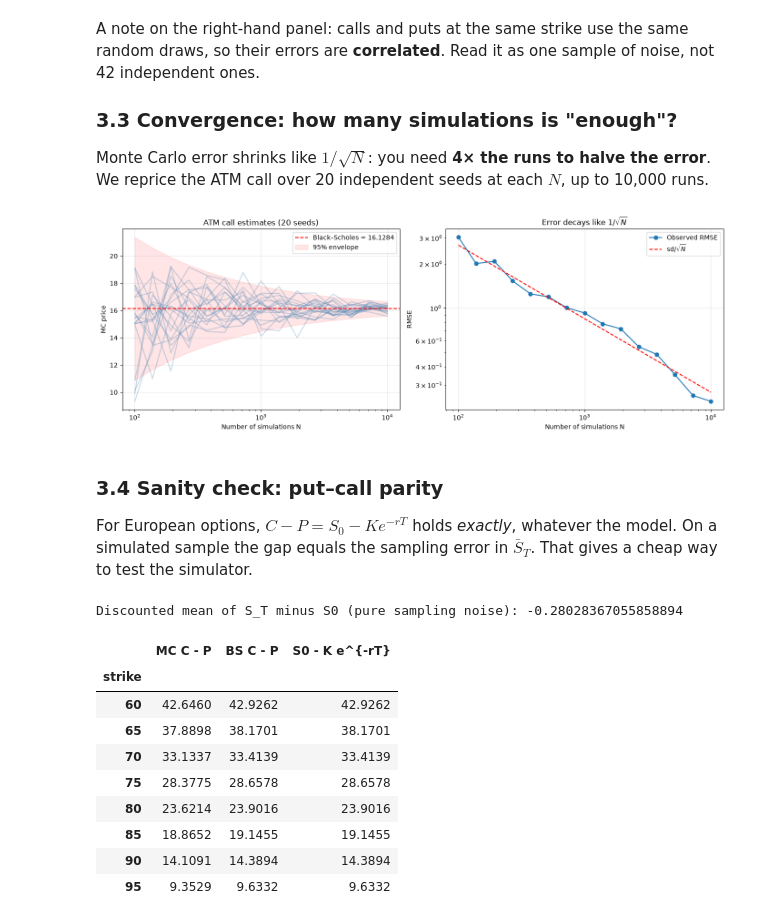
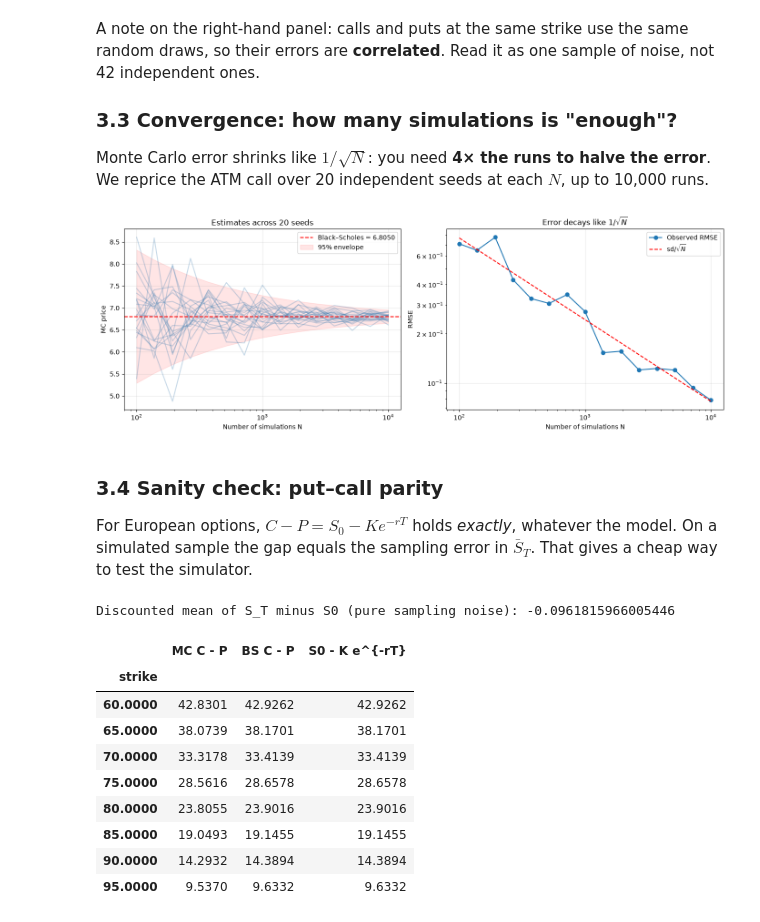
Before and after one commit to min-chipchip/monte-carlo-pricing, a Jupyter notebook: notebooks/Simulation_Analysis.ipynb, the cells around one changed output. Drawn from its saved outputs; the diff is of its cells as text; code cells hidden in the pictures.

```diff
--- a/notebooks/Simulation_Analysis.ipynb
+++ b/notebooks/Simulation_Analysis.ipynb
@@ -46,7 +55,7 @@ $S_0$ from the spot price, $\sigma$ from historical or implied volatility, and $
 # %%
 S0 = 100.0        # spot price
 r = 0.05          # annual risk-free rate
-sigma = 0.35      # annual volatility
+sigma = 0.1     # annual volatility
 T = 1.0           # horizon in years
 N_STEPS = 252     # one step per trading day
 SEED = 42
@@ -295,60 +194,33 @@ Monte Carlo error shrinks like $1/\sqrt N$: you need **4× the runs to halve the
 We reprice the ATM call over 20 independent seeds at each $N$, up to 10,000 runs.
 # %%
 K_ATM = 100.0
-bs_atm_call = black_scholes_call(S0, K_ATM, T, r, sigma)
 n_grid = np.unique(np.logspace(2, 4, 15).astype(int))   # 100 ... 10,000
-n_seeds = 20
 
-errors = np.empty((len(n_grid), n_seeds))
-for i, n in enumerate(n_grid):
-    for j in range(n_seeds):
-        st = simulate_terminal_prices(S0, r, sigma, T, n, rng=np.random.default_rng(1_000 * i + j))
-        errors[i, j] = monte_carlo_call_price(st, K_ATM, T, r) - bs_atm_call
+# Errors over 20 independent seeds per N. The theoretical RMSE is sd(discounted payoff) / sqrt(N),
+# with the payoff sd estimated from a large reference sample.
+study = convergence_study(S0, K_ATM, T, r, sigma, n_grid, n_seeds=20, kind="call", seed=SEED)
 
-rmse = np.sqrt((errors**2).mean(axis=1))
-# Theoretical RMSE = sd(discounted payoff) / sqrt(N), using a large reference sample
-ref = simulate_terminal_prices(S0, r, sigma, T, 200_000, rng=np.random.default_rng(7))
-payoff_sd = np.exp(-r * T) * np.maximum(ref - K_ATM, 0).std()
-
-fig, (ax1, ax2) = plt.subplots(1, 2, figsize=(14, 5))
-for j in range(n_seeds):
-    ax1.plot(n_grid, bs_atm_call + errors[:, j], color="steelblue", alpha=0.3)
-ax1.axhline(bs_atm_call, color="red", linestyle="--", label=f"Black–Scholes = {bs_atm_call:.4f}")
-ax1.fill_between(n_grid, bs_atm_call - 1.96 * payoff_sd / np.sqrt(n_grid),
-                 bs_atm_call + 1.96 * payoff_sd / np.sqrt(n_grid), color="red", alpha=0.1, label="95% envelope")
-ax1.set(xscale="log", xlabel="Number of simulations N", ylabel="MC price", title=f"ATM call estimates ({n_seeds} seeds)")
-ax1.legend()
-ax2.loglog(n_grid, rmse, "o-", label="Observed RMSE")
-ax2.loglog(n_grid, payoff_sd / np.sqrt(n_grid), "r--", label=r"$\mathrm{sd}/\sqrt{N}$")
-ax2.set(xlabel="Number of simulations N", ylabel="RMSE", title="Error decays like $1/\\sqrt{N}$")
-ax2.legend()
-plt.tight_layout()
-plt.show()
+fig = plot_convergence(study)
 # %% [output]
-[figure, old version]
+[figure, new version]
 # %% [markdown]
 ### 3.4 Sanity check: put–call parity
 
 For European options, $C - P = S_0 - Ke^{-rT}$ holds *exactly*, whatever the model.
 On a simulated sample the gap equals the sampling error in $\bar S_T$. That gives a cheap way to test the simulator.
 # %%
-parity = pd.DataFrame({
-    "strike": strikes,
-    "MC  C - P": [monte_carlo_call_price(ST, k, T, r) - monte_carlo_put_price(ST, k, T, r) for k in strikes],
-    "BS  C - P": [black_scholes_call(S0, k, T, r, sigma) - black_scholes_put(S0, k, T, r, sigma) for k in strikes],
-    "S0 - K e^{-rT}": S0 - strikes * np.exp(-r * T),
-}).set_index("strike")
-print("Discounted mean of S_T minus S0 (pure sampling noise):", np.exp(-r * T) * ST.mean() - S0)
+parity = put_call_parity_table(ST, S0, strikes, T, r, sigma)
+print("Discounted mean of S_T minus S0 (pure sampling noise):", parity_sampling_noise(ST, S0, T, r))
 parity.head(8)
 # %% [output]
-Discounted mean of S_T minus S0 (pure sampling noise): -0.28028367055858894
+Discounted mean of S_T minus S0 (pure sampling noise): -0.0961815966005446
 |  | MC C - P | BS C - P | S0 - K e^{-rT} |
 | strike |  |  |  |
-| 60 | 42.6460 | 42.9262 | 42.9262 |
-| 65 | 37.8898 | 38.1701 | 38.1701 |
-| 70 | 33.1337 | 33.4139 | 33.4139 |
-| 75 | 28.3775 | 28.6578 | 28.6578 |
-| 80 | 23.6214 | 23.9016 | 23.9016 |
-| 85 | 18.8652 | 19.1455 | 19.1455 |
-| 90 | 14.1091 | 14.3894 | 14.3894 |
-| 95 | 9.3529 | 9.6332 | 9.6332 |
+| 60.0000 | 42.8301 | 42.9262 | 42.9262 |
+| 65.0000 | 38.0739 | 38.1701 | 38.1701 |
+| 70.0000 | 33.3178 | 33.4139 | 33.4139 |
+| 75.0000 | 28.5616 | 28.6578 | 28.6578 |
+| 80.0000 | 23.8055 | 23.9016 | 23.9016 |
+| 85.0000 | 19.0493 | 19.1455 | 19.1455 |
+| 90.0000 | 14.2932 | 14.3894 | 14.3894 |
+| 95.0000 | 9.5370 | 9.6332 | 9.6332 |
```
Also changed, not shown: parts of 18 cells of this notebook, 10 other files.
